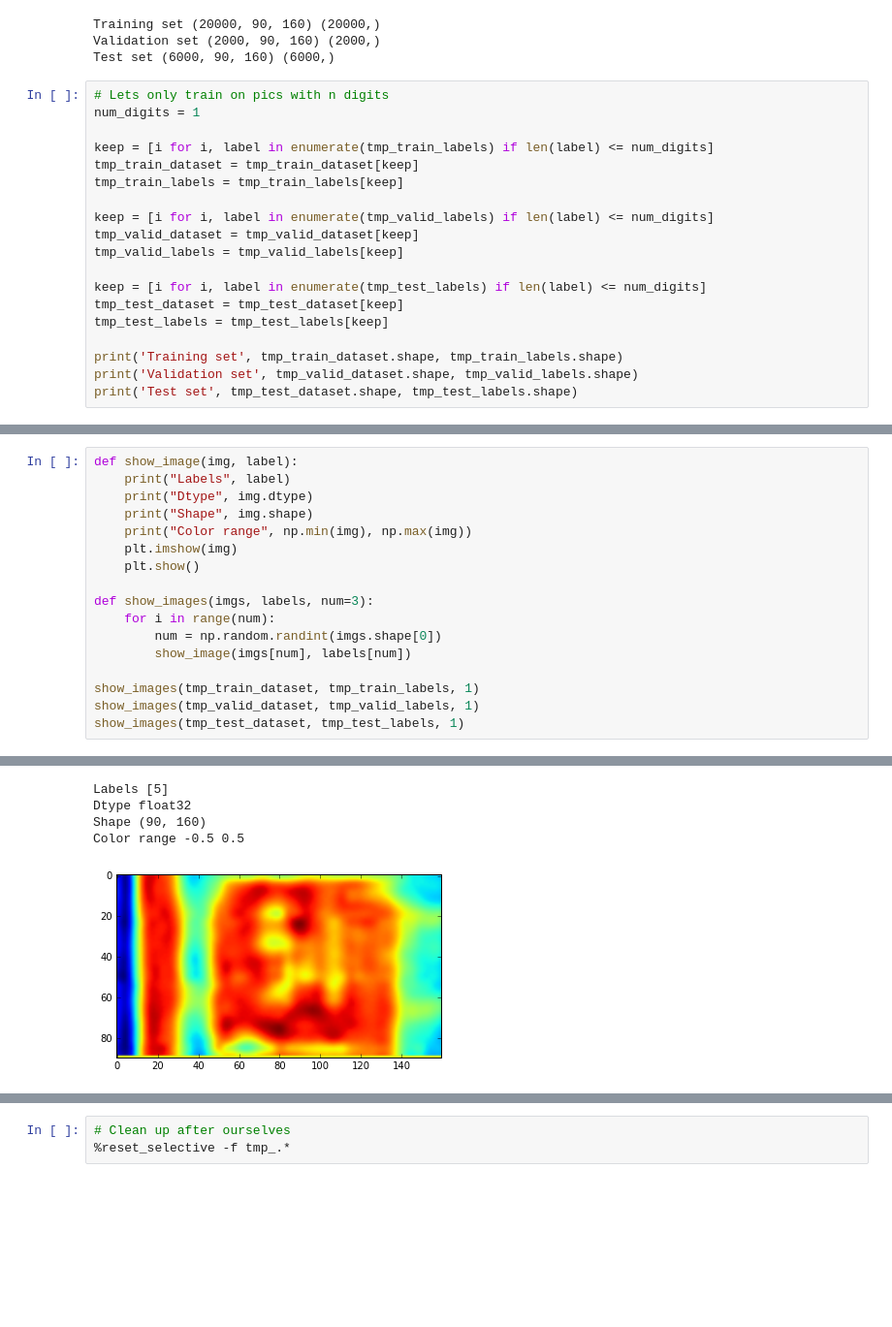
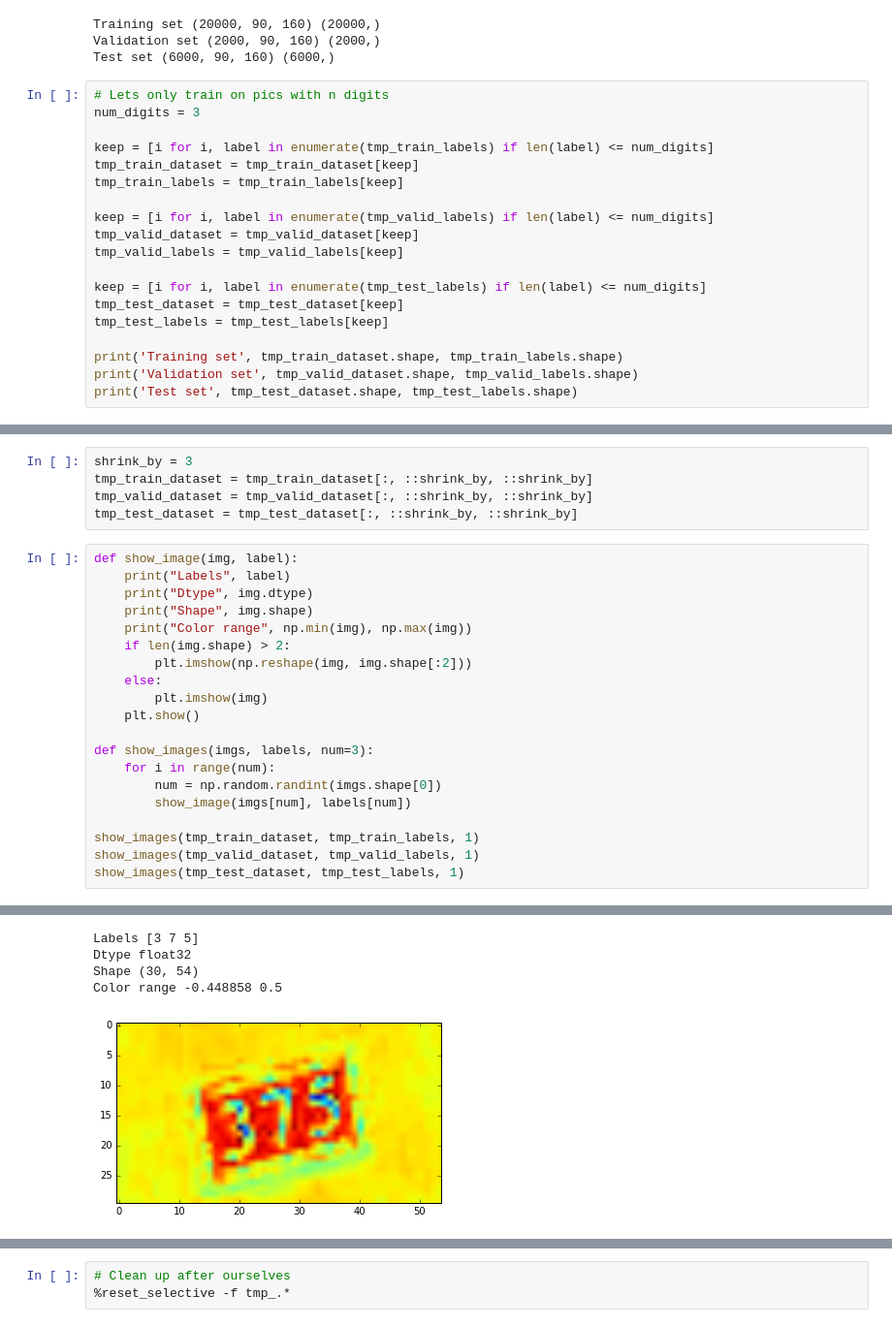
Before and after one commit to bvstillwell/udacity-mlnd-capstone, a Jupyter notebook: p5_deep/11 - Multi digit.ipynb, the cells around one changed output, grey strips where cells are left out. Shown: that part at 97% size. Cells and saved outputs as stored; diff of their text form; blank space fills up the shorter version.

```diff
--- a/p5_deep/11 - Multi digit.ipynb
+++ b/p5_deep/11 - Multi digit.ipynb
@@ -36,7 +36,7 @@ Validation set (2000, 90, 160) (2000,)
 Test set (6000, 90, 160) (6000,)
 # %%
 # Lets only train on pics with n digits
-num_digits = 1
+num_digits = 3
 
 keep = [i for i, label in enumerate(tmp_train_labels) if len(label) <= num_digits]
 tmp_train_dataset = tmp_train_dataset[keep]
@@ -60,10 +60,18 @@ Test set (938, 90, 160) (938,)
+# %%
+shrink_by = 3
+tmp_train_dataset = tmp_train_dataset[:, ::shrink_by, ::shrink_by]
+tmp_valid_dataset = tmp_valid_dataset[:, ::shrink_by, ::shrink_by]
+tmp_test_dataset = tmp_test_dataset[:, ::shrink_by, ::shrink_by]
 # %%
 def show_image(img, label):
     print("Labels", label)
     print("Dtype", img.dtype)
     print("Shape", img.shape)
     print("Color range", np.min(img), np.max(img))
-    plt.imshow(img)
+    if len(img.shape) > 2:
+        plt.imshow(np.reshape(img, img.shape[:2]))
+    else:
+        plt.imshow(img)
     plt.show()
 
 def show_images(imgs, labels, num=3):
@@ -83,7 +91,7 @@ Color range -0.5 0.5
-Labels [5]
+Labels [3 7 5]
 Dtype float32
-Shape (90, 160)
-Color range -0.5 0.5
+Shape (30, 54)
+Color range -0.448858 0.5
-[figure, old version]
+[figure, new version]
 Labels [1]
 Dtype float32
```
Also changed, not shown: parts of 6 cells of this notebook.
